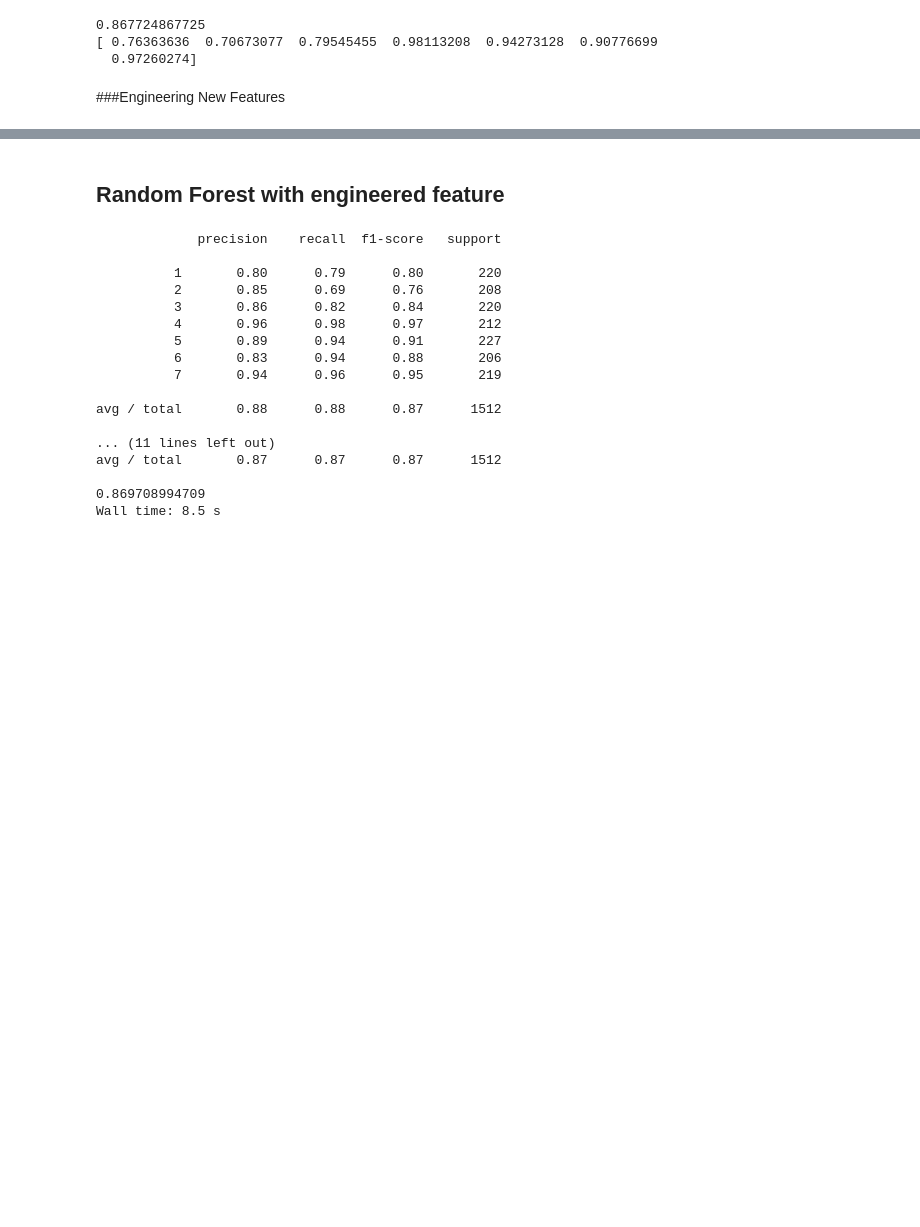
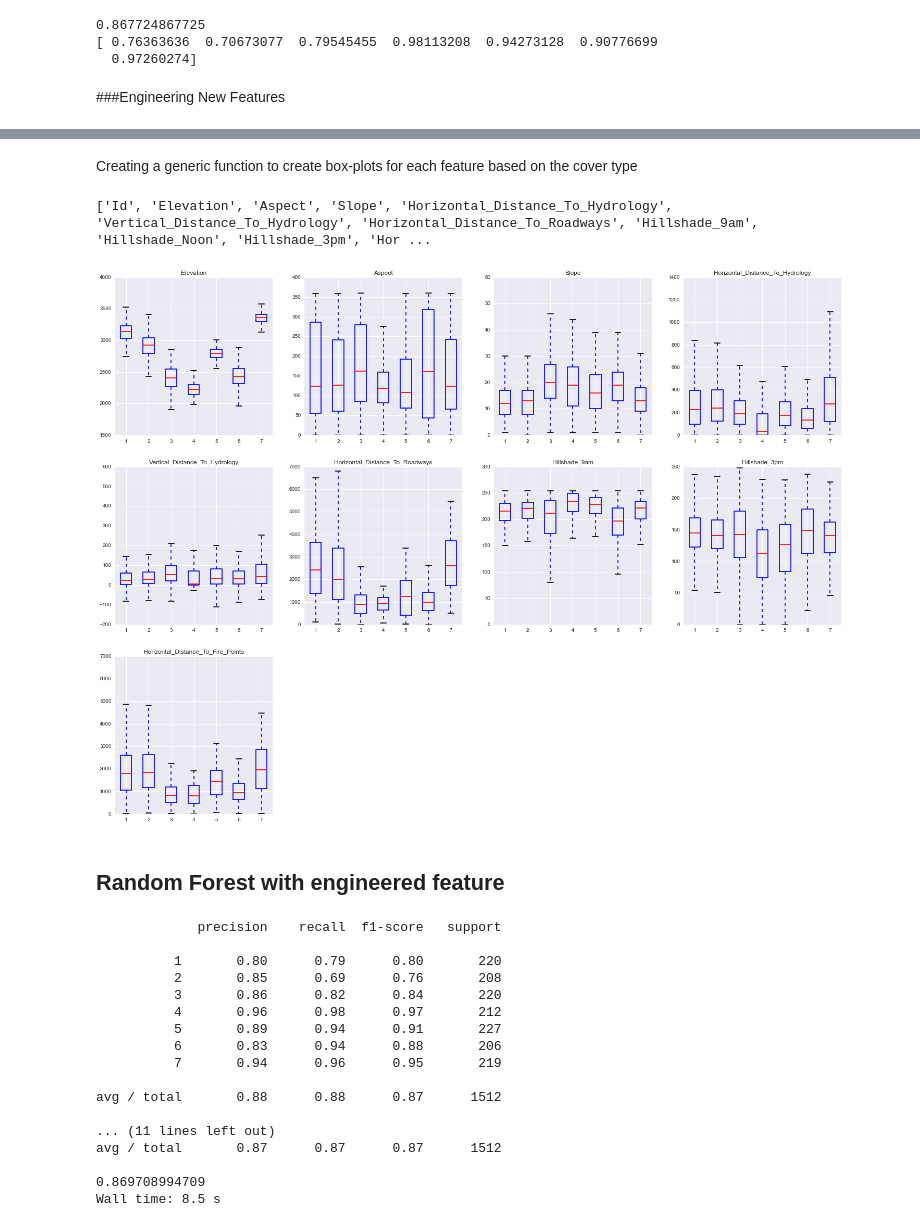
Before and after one commit to vamsisakh/Kaggle-SF-Crime, a Jupyter notebook: W207-Carin_Mahmud_Sakhamuri.ipynb, the cells around one changed output, grey strips where cells are left out. Cells and saved outputs as stored; diff of their text form; code cells hidden in the pictures; blank space fills up the shorter version.

```diff
--- a/W207-Carin_Mahmud_Sakhamuri.ipynb
+++ b/W207-Carin_Mahmud_Sakhamuri.ipynb
@@ -647,3 +690,51 @@ for i in range(X_train.shape[1]-44):
+# %% [markdown]
+Creating a generic function to create box-plots for each feature based on the cover type
+# %%
+def box_plot(name_features,feature_name):
+
+    feature_num = name_features.index(feature_name)
+    feature_num = feature_num-1
+    plt.boxplot([X_train[:,feature_num][y_train==1],X_train[:,feature_num][y_train==2],
+                 X_train[:,feature_num][y_train==3],X_train[:,feature_num][y_train==4],
+                 X_train[:,feature_num][y_train==5],X_train[:,feature_num][y_train==6],
+                 X_train[:,feature_num][y_train==7]])
+
+    plt.title(feature_name)
+
+print name_features
+plt.figure(figsize=(25,25))
+plt.subplot(4,4,1)
+box_plot(name_features,"Elevation")
+
+plt.subplot(4,4,2)
+box_plot(name_features,"Aspect")
+
+plt.subplot(4,4,3)
+box_plot(name_features,"Slope")
+
+plt.subplot(4,4,4)
+box_plot(name_features,"Horizontal_Distance_To_Hydrology")
+
+plt.subplot(4,4,5)
+box_plot(name_features,"Vertical_Distance_To_Hydrology")
+
+plt.subplot(4,4,6)
+box_plot(name_features,"Horizontal_Distance_To_Roadways")
+
+plt.subplot(4,4,7)
+box_plot(name_features,"Hillshade_9am")
+
+plt.subplot(4,4,8)
+box_plot(name_features,"Hillshade_3pm")
+
+plt.subplot(4,4,9)
+box_plot(name_features,"Horizontal_Distance_To_Fire_Points")
+
+
+plt.show()
+# %% [output]
+['Id', 'Elevation', 'Aspect', 'Slope', 'Horizontal_Distance_To_Hydrology', 'Vertical_Distance_To_Hydrology', 'Horizontal_Distance_To_Roadways', 'Hillshade_9am', 'Hillshade_Noon', 'Hillshade_3pm', 'Hor ...
+[figure, added]
 # %% [markdown]
 ## Random Forest with engineered feature
 # %%
```
Also changed, not shown: parts of 7 cells of this notebook.
